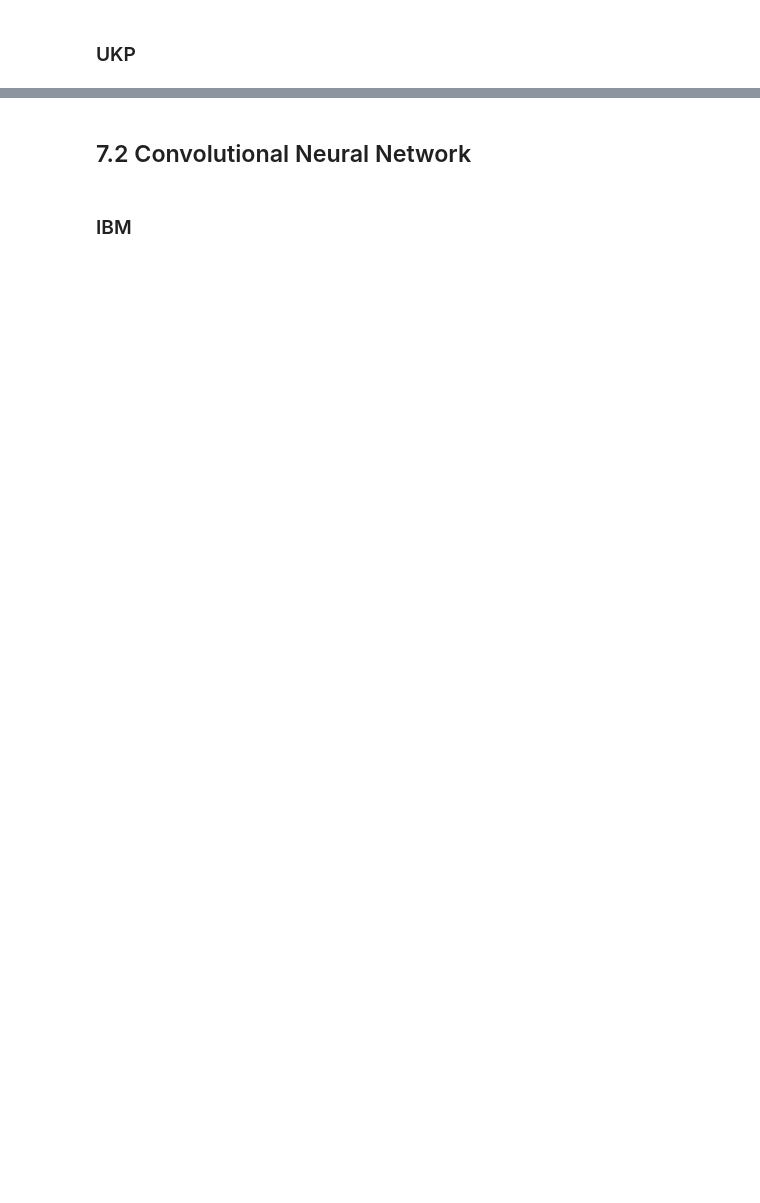
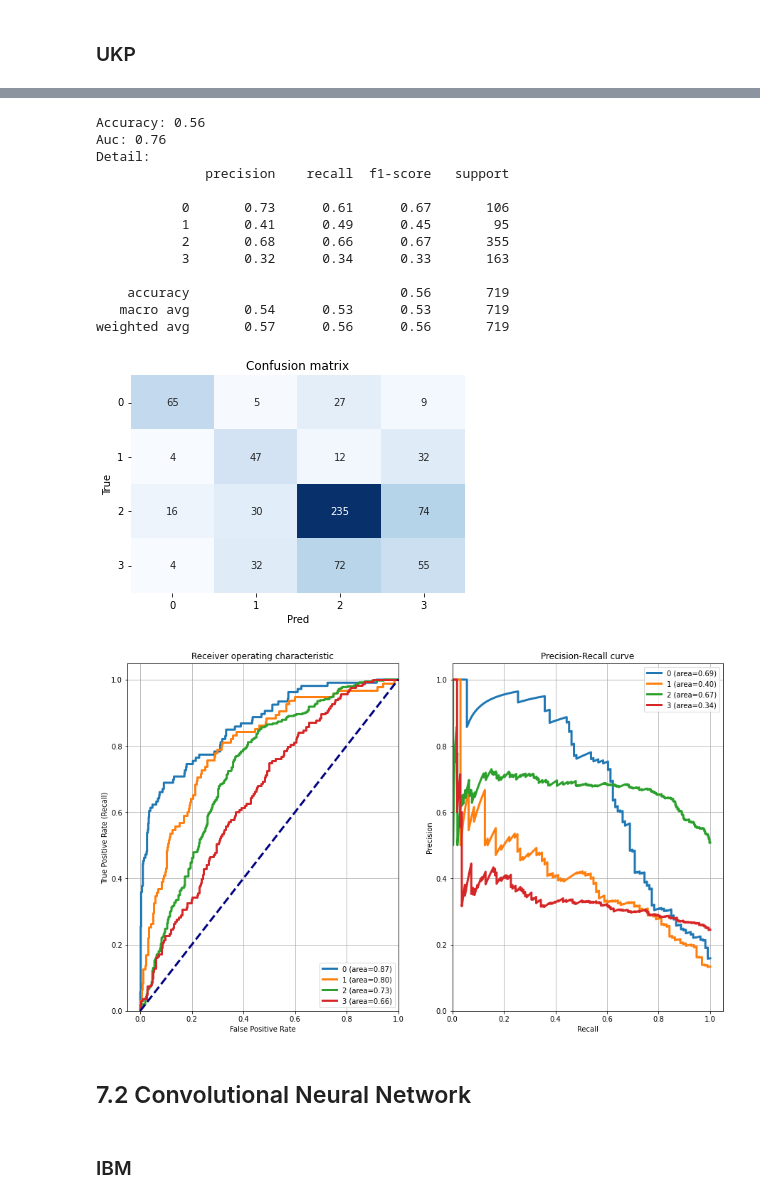
Before and after one commit to adrianoduque97/argument-minning, a Jupyter notebook: ArgumentMinning_TFM.ipynb, the cells around one changed output, grey strips where cells are left out. Saved outputs shown, nothing was run; the diff lists cells and outputs as text; code cells hidden in the pictures; blank space fills up the shorter version.

```diff
--- a/ArgumentMinning_TFM.ipynb
+++ b/ArgumentMinning_TFM.ipynb
@@ -766,0 +857,5 @@ model.summary()
+# %%
+VOCAB_SIZE = 2000
+encoder_UKP = keras.layers.TextVectorization(
+    max_tokens=VOCAB_SIZE)
+encoder_UKP.adapt(Train_X_UKP.ravel())
@@ -766,0 +870,18 @@ model.summary()
+# %%
+rnn_UKP = keras.Sequential([
+    encoder_UKP,
+    Embedding(
+        input_dim=len(encoder_UKP.get_vocabulary()),
+        output_dim=64,
+        # Use masking to handle the variable sequence lengths
+        mask_zero=True),
+    Bidirectional(LSTM(64, return_sequences=True)),
+    Bidirectional(LSTM(32)),
+    Dense(64, activation='relu'),
+    Dense(64, activation='relu'),
+    Dense(4,activation="softmax")
+])
+rnn_UKP.summary()
+rnn_UKP.compile(loss='sparse_categorical_crossentropy',
+              optimizer='adam',
+              metrics=['accuracy'])
@@ -767,2 +906,3 @@ model.summary()
 # %%
-model.fit(Train_X_UKP_token, Train_Y_UKP, batch_size=4, epochs=10, verbose=1, validation_data=(Test_X_UKP_token, Test_Y_UKP))
+rnn_UKP.fit(Train_X_UKP, Train_Y_UKP, epochs=10,
+                    validation_data=(Test_X_UKP, Test_Y_UKP), validation_steps=30)
@@ -769,3 +931,27 @@ model.fit(Train_X_UKP_token, Train_Y_UKP, batch_size=4, epochs=10, verbose=1, va
+# %%
+dic_y_mapping = {n:label for n,label in
+                 enumerate(np.unique(Test_Y_UKP))}
+
+pred_rnn = rnn_UKP.predict(Test_X_UKP)
+predicted_val = [dic_y_mapping[np.argmax(pred)] for pred in pred_rnn]
+
+metricas(predicted_val, Test_Y_UKP, pred_rnn)
+# %% [output]
+Accuracy: 0.56
+Auc: 0.76
+Detail:
+              precision    recall  f1-score   support
+
+           0       0.73      0.61      0.67       106
+           1       0.41      0.49      0.45        95
+           2       0.68      0.66      0.67       355
+           3       0.32      0.34      0.33       163
+
+    accuracy                           0.56       719
+   macro avg       0.54      0.53      0.53       719
+weighted avg       0.57      0.56      0.56       719
+[figure, added]
+[figure, added]
 # %% [markdown]
 ## 7.2 Convolutional Neural Network
 # %% [markdown]
```
Also changed, not shown: parts of 38 cells of this notebook.
